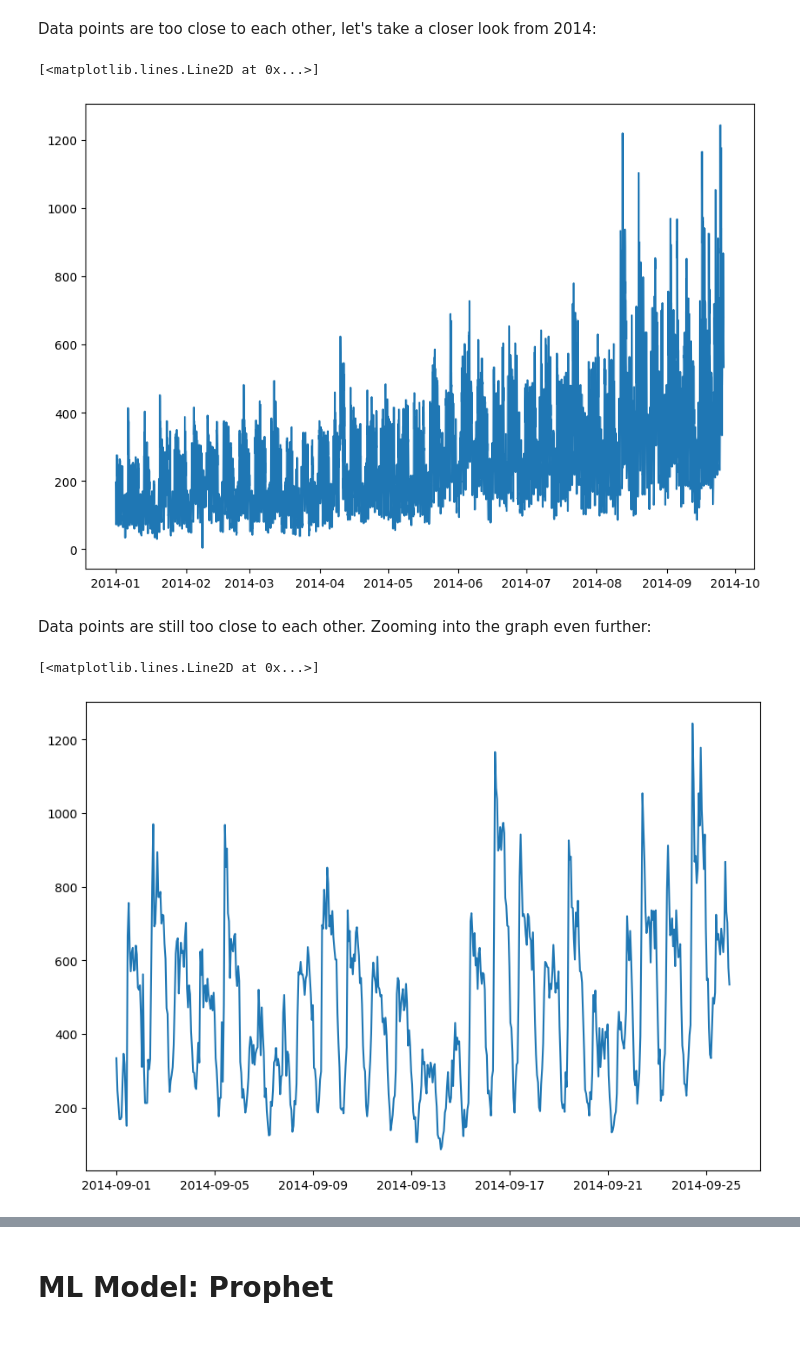
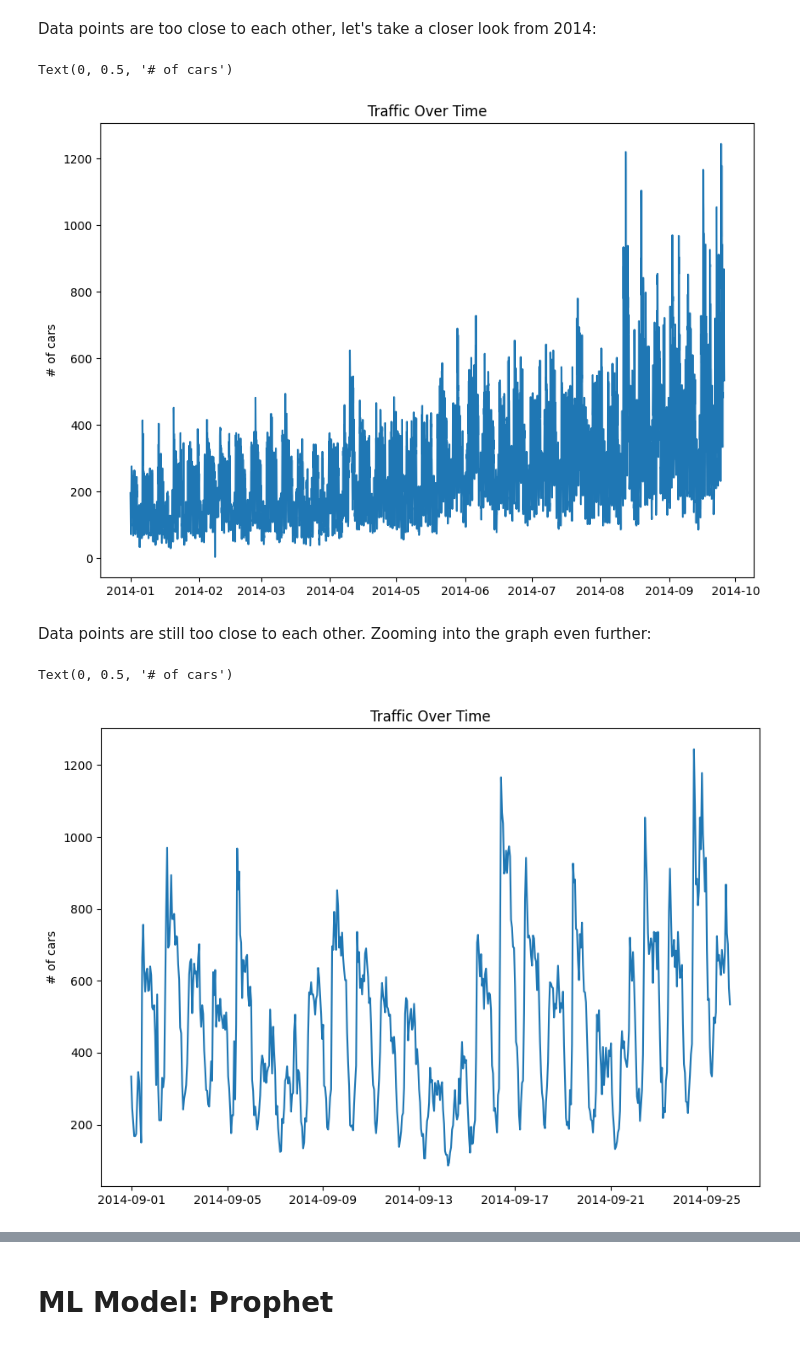
Before and after one commit to rkaushick-neu/traffic-forecasting, a Jupyter notebook: traffic_forecast_1.ipynb, the cells around one changed output, grey strips where cells are left out. Saved outputs shown, nothing was run; the diff lists cells and outputs as text; code cells hidden in the pictures.

```diff
--- a/traffic_forecast_1.ipynb
+++ b/traffic_forecast_1.ipynb
@@ -76,18 +78,22 @@ df_filtered = df[df['Datetime'] >= '2014-01-01 00:00']
 
 plt.figure(figsize=(10,7))
 plt.plot(df_filtered['Datetime'], df_filtered['Count'])
+plt.title('Traffic Over Time')
+plt.ylabel('# of cars')
 # %% [output]
-[<matplotlib.lines.Line2D at 0x...>]
+Text(0, 0.5, '# of cars')
-[figure, old version]
+[figure, new version]
 # %% [markdown]
 Data points are still too close to each other. Zooming into the graph even further:
 # %%
 # Filter the DataFrame for records from 2014 onwards
 df_filtered = df[df['Datetime'] >= '2014-09-01 00:00']
 
 plt.figure(figsize=(10,7))
 plt.plot(df_filtered['Datetime'], df_filtered['Count'])
+plt.title('Traffic Over Time')
+plt.ylabel('# of cars')
 # %% [output]
-[<matplotlib.lines.Line2D at 0x...>]
+Text(0, 0.5, '# of cars')
-[figure, old version]
+[figure, new version]
 # %% [markdown]
```
Also changed, not shown: parts of 24 cells of this notebook.
